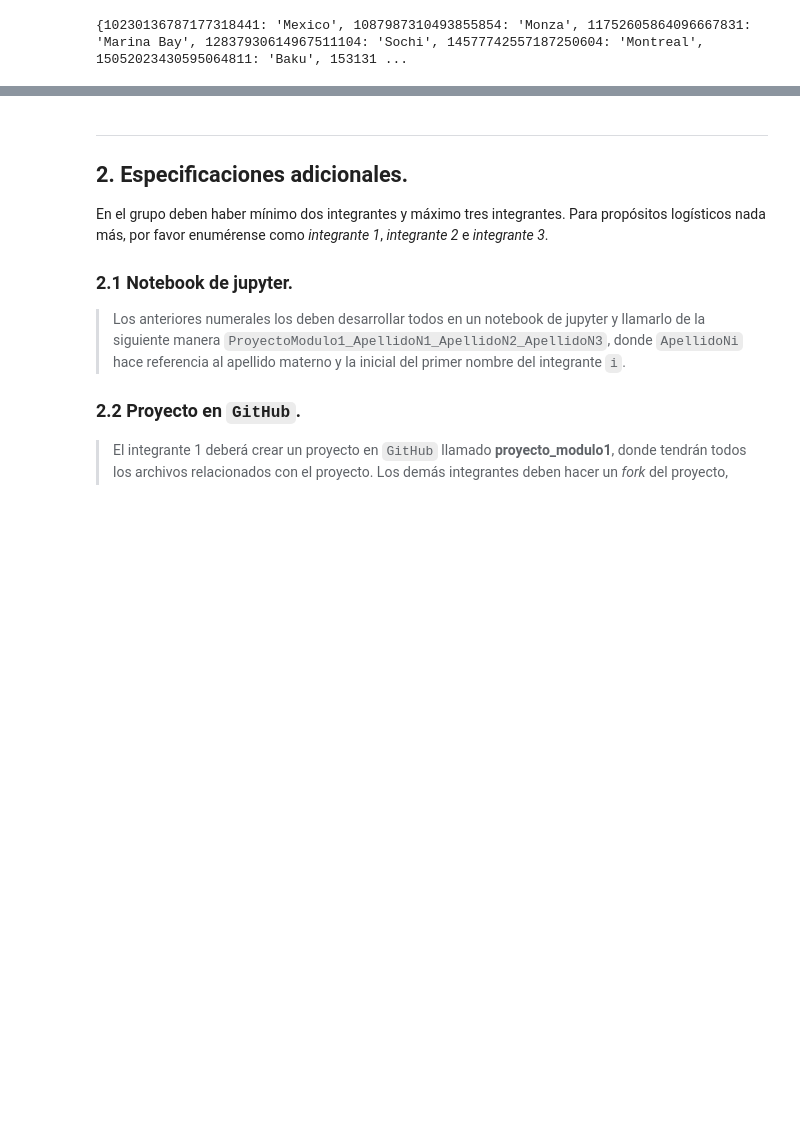
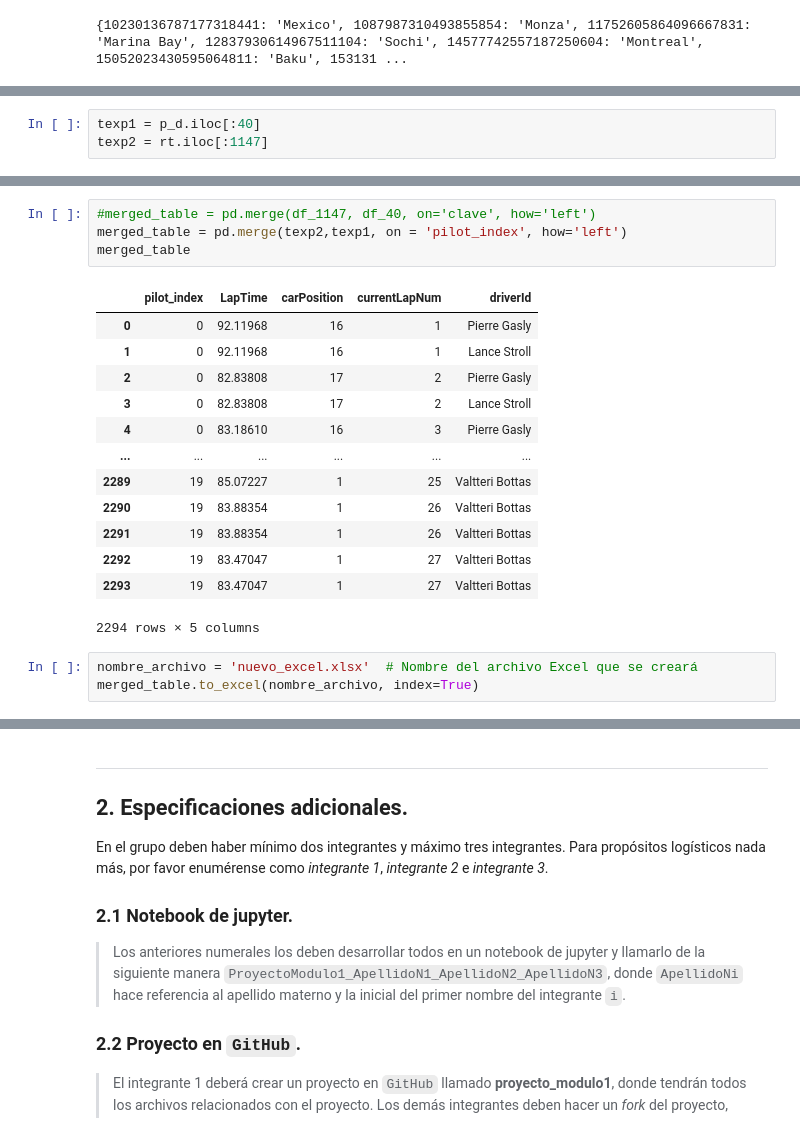
Before and after one commit to carolanb/Proyecto_modulo1, a Jupyter notebook: GuiaProyectoActual.ipynb, the cells around one changed output, grey strips where cells are left out. Drawn from its saved outputs; the diff is of its cells as text; blank space fills up the shorter version.

Commit message:
pruebas de merge

```diff
--- a/GuiaProyectoActual.ipynb
+++ b/GuiaProyectoActual.ipynb
@@ -239 +241,4 @@ rt
 12909 rows × 4 columns
+# %%
+texp1 = p_d.iloc[:40]
+texp2 = rt.iloc[:1147]
@@ -239,0 +288,21 @@ rt
+# %%
+#merged_table = pd.merge(df_1147, df_40, on='clave', how='left')
+merged_table = pd.merge(texp2,texp1, on = 'pilot_index', how='left')
+merged_table
+# %% [output]
+|  | pilot_index | LapTime | carPosition | currentLapNum | driverId |
+| 0 | 0 | 92.11968 | 16 | 1 | Pierre Gasly |
+| 1 | 0 | 92.11968 | 16 | 1 | Lance Stroll |
+| 2 | 0 | 82.83808 | 17 | 2 | Pierre Gasly |
+| 3 | 0 | 82.83808 | 17 | 2 | Lance Stroll |
+| 4 | 0 | 83.18610 | 16 | 3 | Pierre Gasly |
+| ... | ... | ... | ... | ... | ... |
+| 2289 | 19 | 85.07227 | 1 | 25 | Valtteri Bottas |
+| 2290 | 19 | 83.88354 | 1 | 26 | Valtteri Bottas |
+| 2291 | 19 | 83.88354 | 1 | 26 | Valtteri Bottas |
+| 2292 | 19 | 83.47047 | 1 | 27 | Valtteri Bottas |
+| 2293 | 19 | 83.47047 | 1 | 27 | Valtteri Bottas |
+2294 rows × 5 columns
+# %%
+nombre_archivo = 'nuevo_excel.xlsx'  # Nombre del archivo Excel que se creará
+merged_table.to_excel(nombre_archivo, index=True)
```
Also changed, not shown: parts of 6 cells of this notebook, 1 other file.
